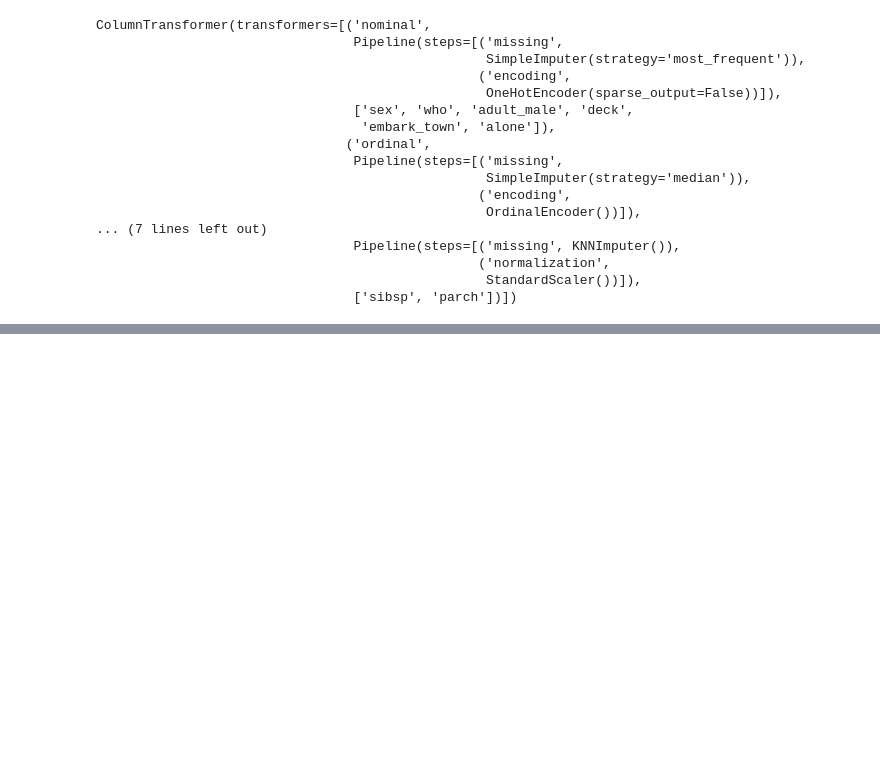
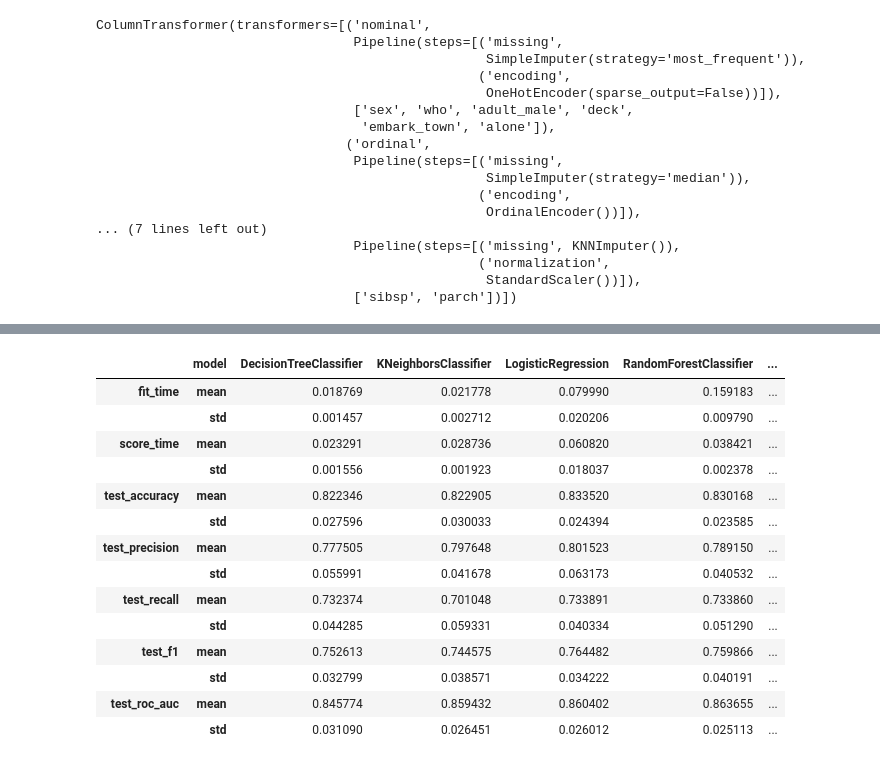
Before and after one commit to tizord/avanti-bootcamp-cdd, a Jupyter notebook: notebooks/02-comparative_analysis.ipynb, the cells around one changed output, grey strips where cells are left out. Cells and saved outputs as stored; diff of their text form; code cells hidden in the pictures; blank space fills up the shorter version.

```diff
--- a/notebooks/02-comparative_analysis.ipynb
+++ b/notebooks/02-comparative_analysis.ipynb
@@ -170,0 +308,19 @@ array([[ 0.        ,  1.        ,  0.        , ..., -0.50244517,
+# %%
+summary = results_total.groupby('model').agg(['mean', 'std']).T
+summary
+# %% [output]
+|  | model | DecisionTreeClassifier | KNeighborsClassifier | LogisticRegression | RandomForestClassifier | ... |
+| fit_time | mean | 0.018769 | 0.021778 | 0.079990 | 0.159183 | ... |
+|  | std | 0.001457 | 0.002712 | 0.020206 | 0.009790 | ... |
+| score_time | mean | 0.023291 | 0.028736 | 0.060820 | 0.038421 | ... |
+|  | std | 0.001556 | 0.001923 | 0.018037 | 0.002378 | ... |
+| test_accuracy | mean | 0.822346 | 0.822905 | 0.833520 | 0.830168 | ... |
+|  | std | 0.027596 | 0.030033 | 0.024394 | 0.023585 | ... |
+| test_precision | mean | 0.777505 | 0.797648 | 0.801523 | 0.789150 | ... |
+|  | std | 0.055991 | 0.041678 | 0.063173 | 0.040532 | ... |
+| test_recall | mean | 0.732374 | 0.701048 | 0.733891 | 0.733860 | ... |
+|  | std | 0.044285 | 0.059331 | 0.040334 | 0.051290 | ... |
+| test_f1 | mean | 0.752613 | 0.744575 | 0.764482 | 0.759866 | ... |
+|  | std | 0.032799 | 0.038571 | 0.034222 | 0.040191 | ... |
+| test_roc_auc | mean | 0.845774 | 0.859432 | 0.860402 | 0.863655 | ... |
+|  | std | 0.031090 | 0.026451 | 0.026012 | 0.025113 | ... |
```
Also changed, not shown: parts of 10 cells of this notebook.
